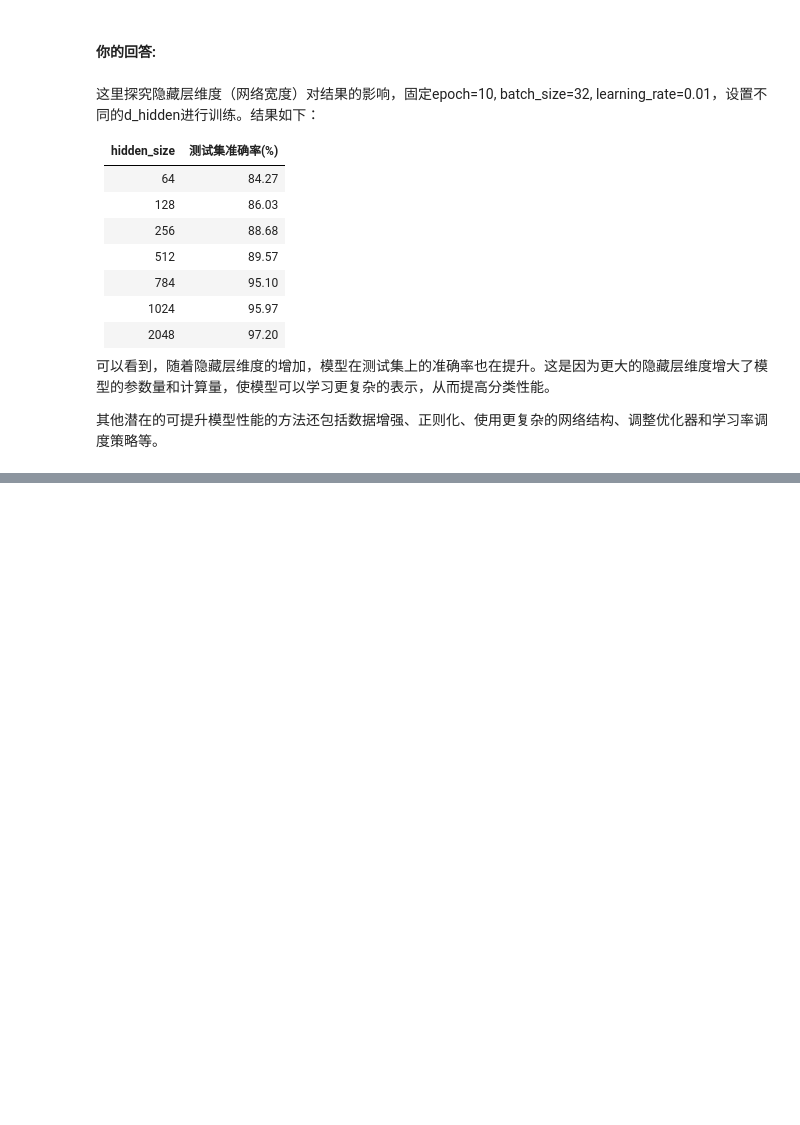
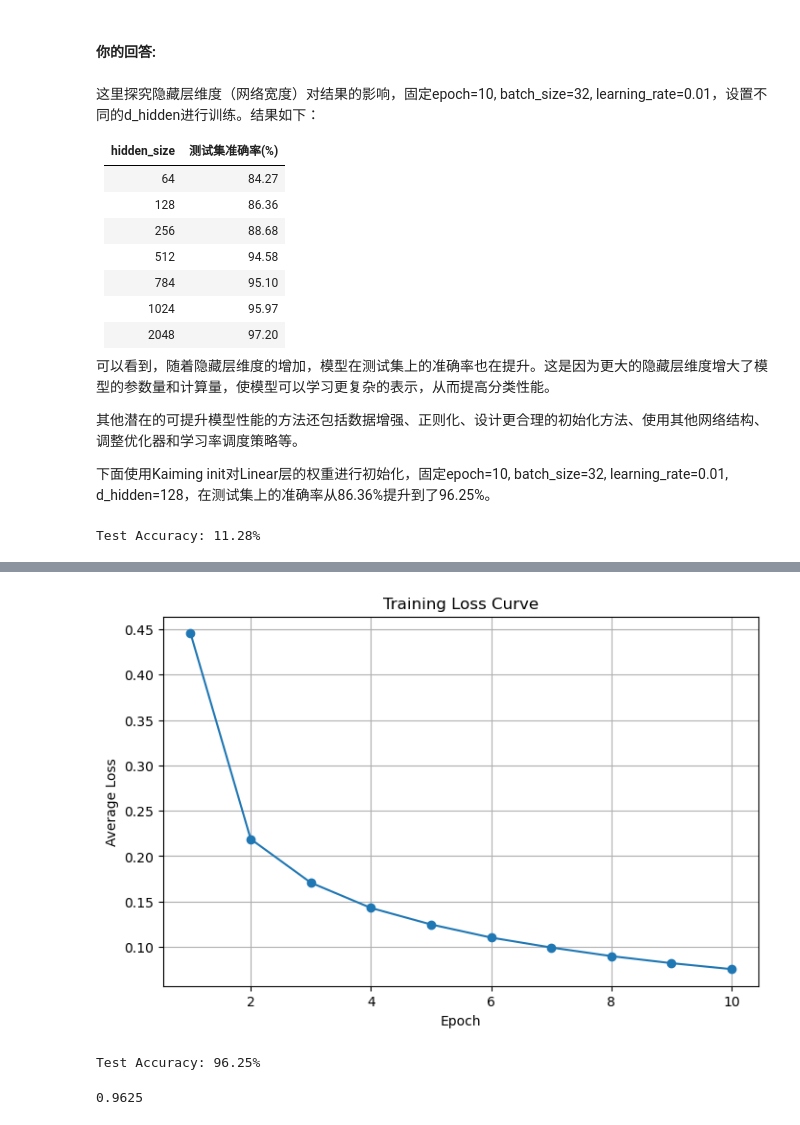
Before and after one commit to vwOvOwv/PKU-Undergraduate-Course, a Jupyter notebook: 多模态学习(Multimodal Learning)/作业/HW1/刘沛雨_2100012289_multimodal_hw01.ipynb, the cells around one changed output, grey strips where cells are left out. Drawn from its saved outputs; the diff is of its cells as text; code cells hidden in the pictures; blank space fills up the shorter version.

Commit message:
update HW1: add experiment on weight init

```diff
--- a/多模态学习(Multimodal Learning)/作业/HW1/刘沛雨_2100012289_multimodal_hw01.ipynb
+++ b/多模态学习(Multimodal Learning)/作业/HW1/刘沛雨_2100012289_multimodal_hw01.ipynb
@@ -736,13 +736,15 @@ Test Accuracy: 86.03%
 | hidden_size | 测试集准确率(%)|
 |------------|----------------|
 | 64         | 84.27          |
-| 128        | 86.03        |
+| 128        | 86.36        |
 | 256        | 88.68         |
-| 512        | 89.57          |
-| 784       |  95.10         |
+| 512        | 94.58         |
+| 784        | 95.10         |
 | 1024       | 95.97          |
 | 2048       | 97.20          |
 
 可以看到，随着隐藏层维度的增加，模型在测试集上的准确率也在提升。这是因为更大的隐藏层维度增大了模型的参数量和计算量，使模型可以学习更复杂的表示，从而提高分类性能。
 
-其他潜在的可提升模型性能的方法还包括数据增强、正则化、使用更复杂的网络结构、调整优化器和学习率调度策略等。
+其他潜在的可提升模型性能的方法还包括数据增强、正则化、设计更合理的初始化方法、使用其他网络结构、调整优化器和学习率调度策略等。
+
+下面使用Kaiming init对Linear层的权重进行初始化，固定epoch=10, batch_size=32, learning_rate=0.01, d_hidden=128，在测试集上的准确率从86.36%提升到了96.25%。
@@ -749,8 +811,9 @@ Test Accuracy: 86.03%
 # %%
-# hidden_size = 784
-# model = MLP(28 * 28, hidden_size, 10) # 28*28是图片尺寸
-# lr = 0.005 # 学习率可自行调整
+model = KaimingInitMLP(28 * 28, 128, 10) # 28*28是图片尺寸
+lr = 0.01 # 学习率可自行调整
 
-# test(model,test_loader) # 训练前测试
-# train(model,train_loader,lr,epochs=10)  # 训练10epochs
-# test(model,test_loader) # 训练后测试
+test(model,test_loader) # 训练前测试
+train(model,train_loader,lr,epochs=10)  # 训练10epochs
+test(model,test_loader) # 训练后测试
+# %% [output]
+Test Accuracy: 11.28%
@@ -756,0 +830,3 @@ Test Accuracy: 86.03%
+[figure, added]
+Test Accuracy: 96.25%
+0.9625
```
Also changed, not shown: parts of 3 cells of this notebook.
